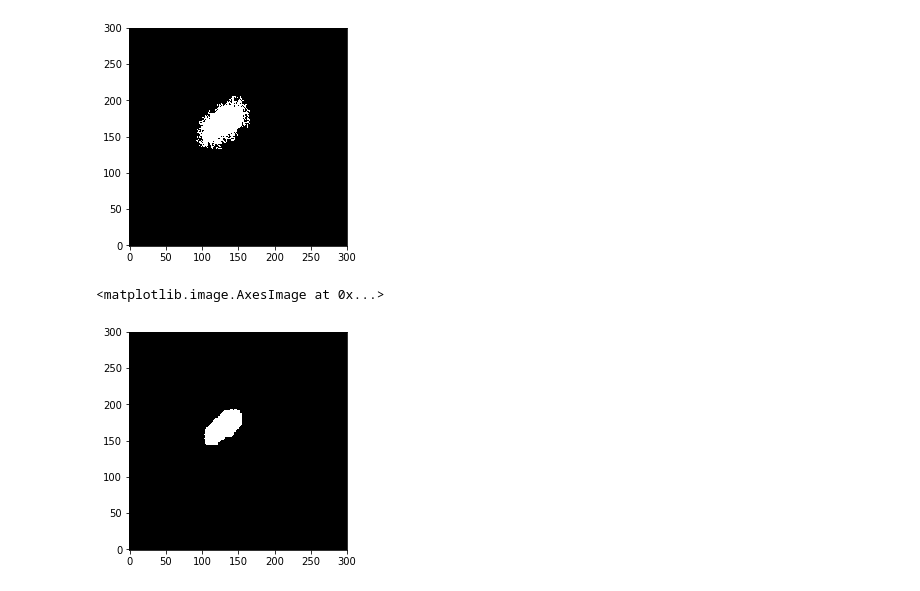
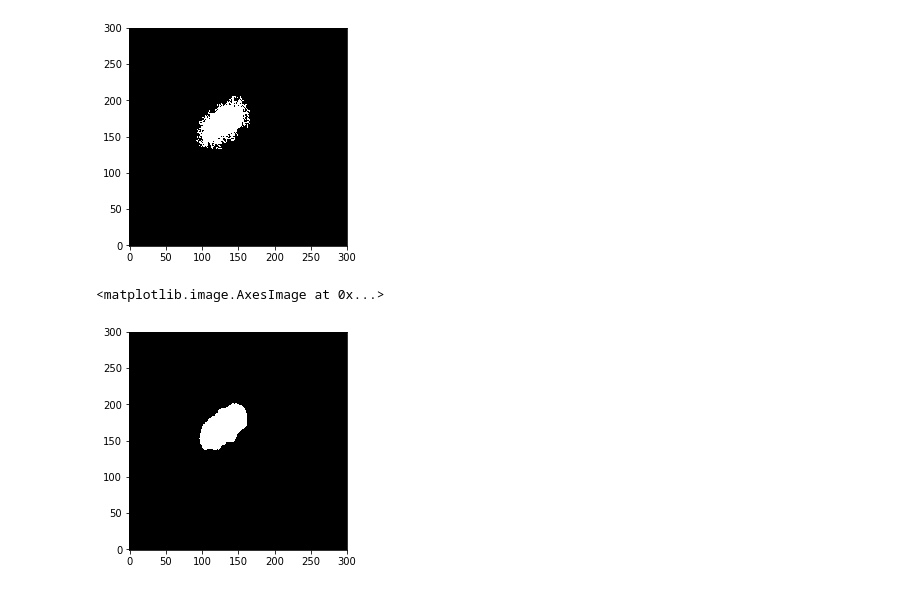
Before and after one commit to jvictor42/Useful-astro, a Jupyter notebook: routine morphological analysis 0_2.ipynb, the cells around one changed output. Saved outputs shown, nothing was run; the diff lists cells and outputs as text; code cells hidden in the pictures.

```diff
--- a/routine morphological analysis 0_2.ipynb
+++ b/routine morphological analysis 0_2.ipynb
@@ -253,13 +247,13 @@ plt.imshow(segmap, origin='lower', cmap='gray')
 [figure]
 # %%
 segmap_float = ndi.uniform_filter(np.float64(segmap), size=10)
-segmap = segmap_float > 0.9
+segmap = segmap_float > 0.5
 plt.imshow(segmap, origin='lower', cmap='gray')
 
 #plt.savefig(GHII+'_segment.png')
 # %% [output]
 <matplotlib.image.AxesImage at 0x...>
-[figure, old version]
+[figure, new version]
 # %%
 #Se tiver fontes sobrepostas usar
 #objeto.deblend_sources() #para alterar as fontes.
```
Also changed, not shown: parts of 11 cells of this notebook.
